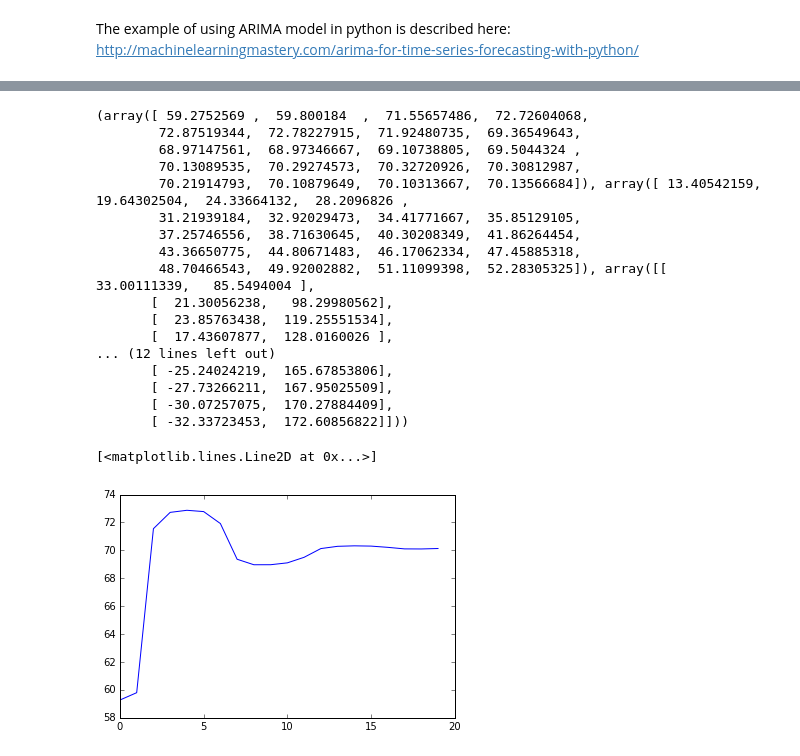
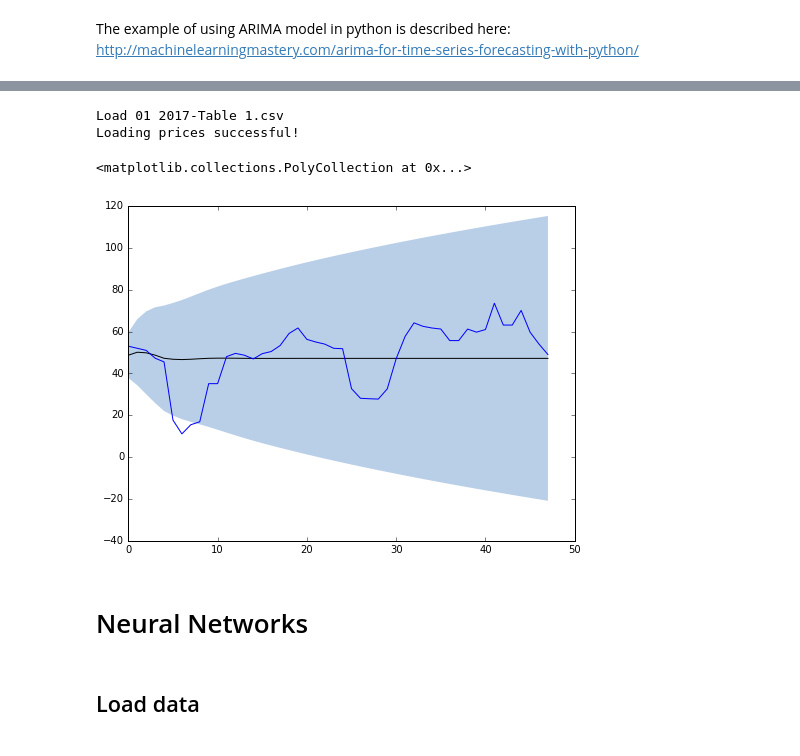
Before and after one commit to DeanZeng/Power-Price-Prediction, a Jupyter notebook: src/Main.ipynb, the cells around one changed output, grey strips where cells are left out. Cells and saved outputs as stored; diff of their text form; code cells hidden in the pictures.

```diff
--- a/src/Main.ipynb
+++ b/src/Main.ipynb
@@ -273,32 +363,39 @@ residuals.plot(kind='kde')
-# %%
-n = 20
-fc_group = model_fit.forecast(n)
-print(fc_group)
-# %% [output]
-(array([ 59.2752569 ,  59.800184  ,  71.55657486,  72.72604068,
-        72.87519344,  72.78227915,  71.92480735,  69.36549643,
-        68.97147561,  68.97346667,  69.10738805,  69.5044324 ,
-        70.13089535,  70.29274573,  70.32720926,  70.30812987,
-        70.21914793,  70.10879649,  70.10313667,  70.13566684]), array([ 13.40542159,  19.64302504,  24.33664132,  28.2096826 ,
-        31.21939184,  32.92029473,  34.41771667,  35.85129105,
-        37.25746556,  38.71630645,  40.30208349,  41.86264454,
-        43.36650775,  44.80671483,  46.17062334,  47.45885318,
-        48.70466543,  49.92002882,  51.11099398,  52.28305325]), array([[  33.00111339,   85.5494004 ],
-       [  21.30056238,   98.29980562],
-       [  23.85763438,  119.25551534],
-       [  17.43607877,  128.0160026 ],
-... (12 lines left out)
-       [ -25.24024219,  165.67853806],
-       [ -27.73266211,  167.95025509],
-       [ -30.07257075,  170.27884409],
-       [ -32.33723453,  172.60856822]]))
 # %%
 # forecast; returns array of forecasts, array of standard error and array of 95% confidence interval
+n = 48
+fc_group = model_fit.forecast(n)
+#print(fc_group)
+
+# extract
 fc = fc_group[0]
 se = fc_group[1]
 ci = fc_group[2]
+#print(ci)
-# %%
-pyplot.plot(fc)
-# %% [output]
-[<matplotlib.lines.Line2D at 0x...>]
-[figure, removed]
+# %%
+# load true values
+file_name = '/Users/ales/Desktop/STUDIJ/DodatnoLeto/MatematikaZracunalnikom/Borzen/Cena/Cp_in_Cn_2017_/01 2017-Table 1.csv'
+true_values = load_borzen_table(file_name)
+# %% [output]
+Load 01 2017-Table 1.csv
+Loading prices successful!
+# %%
+# compare forecast and true values
+true_prices = true_values[:n, 1]
+# %%
+# fig size
+fig, ax = pyplot.subplots(figsize=(8,6))
+
+# plot data
+x = range(0,len(fc))
+ax.plot(x, fc, color = 'black')
+ax.plot(x, true_prices, color = 'blue')
+
+# plot confidence interval
+ci_bottom = ci[:,0]
+ci_top = ci[:,1]
+ax.fill_between(x, ci_top, ci_bottom, color='#b9cfe7', edgecolor='')
+# %% [output]
+<matplotlib.collections.PolyCollection at 0x...>
+[figure, added]
+# %% [markdown]
+# Neural Networks
@@ -304,0 +414,2 @@ pyplot.plot(fc)
+# %% [markdown]
+## Load data
```
Also changed, not shown: parts of 26 cells of this notebook.
